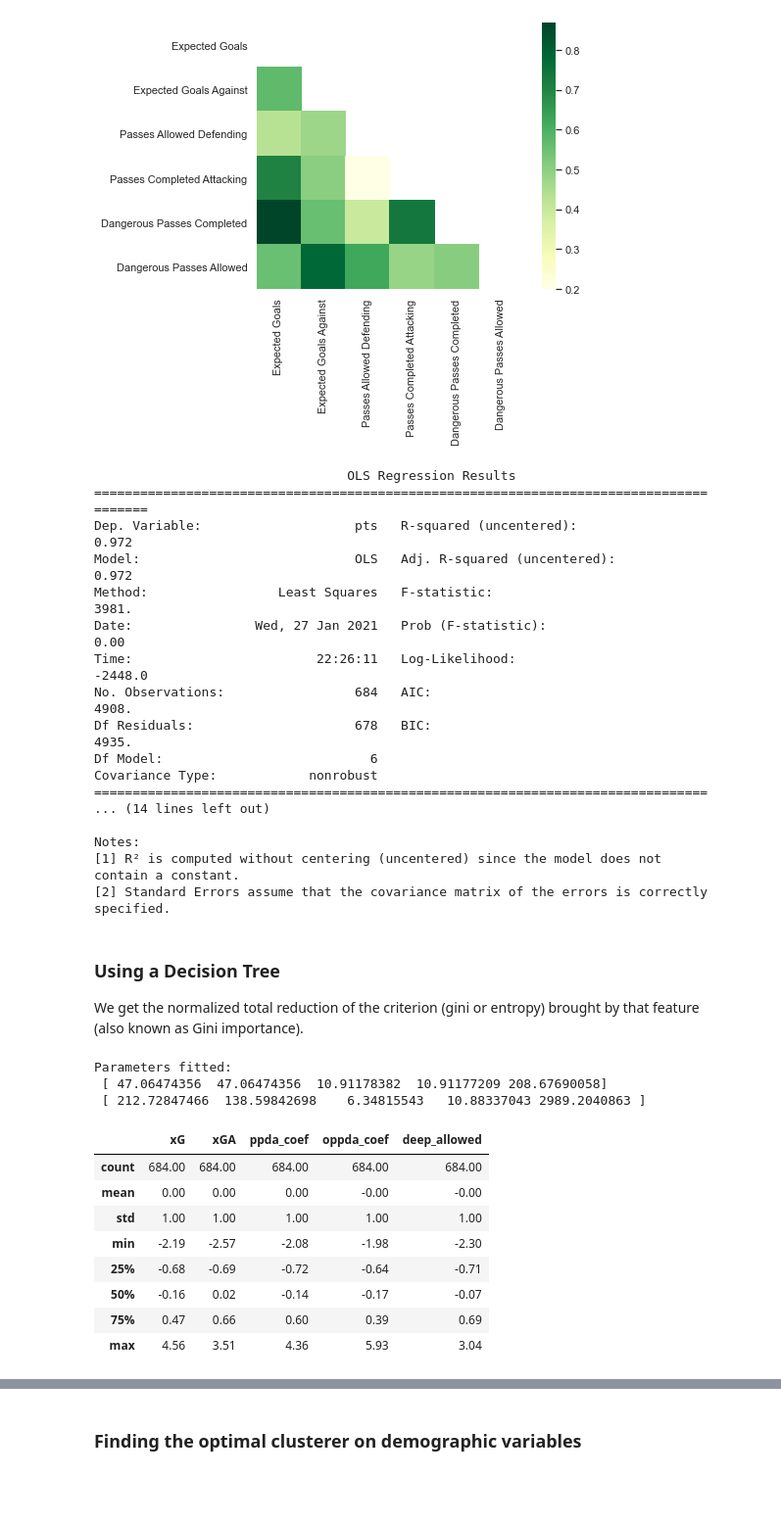
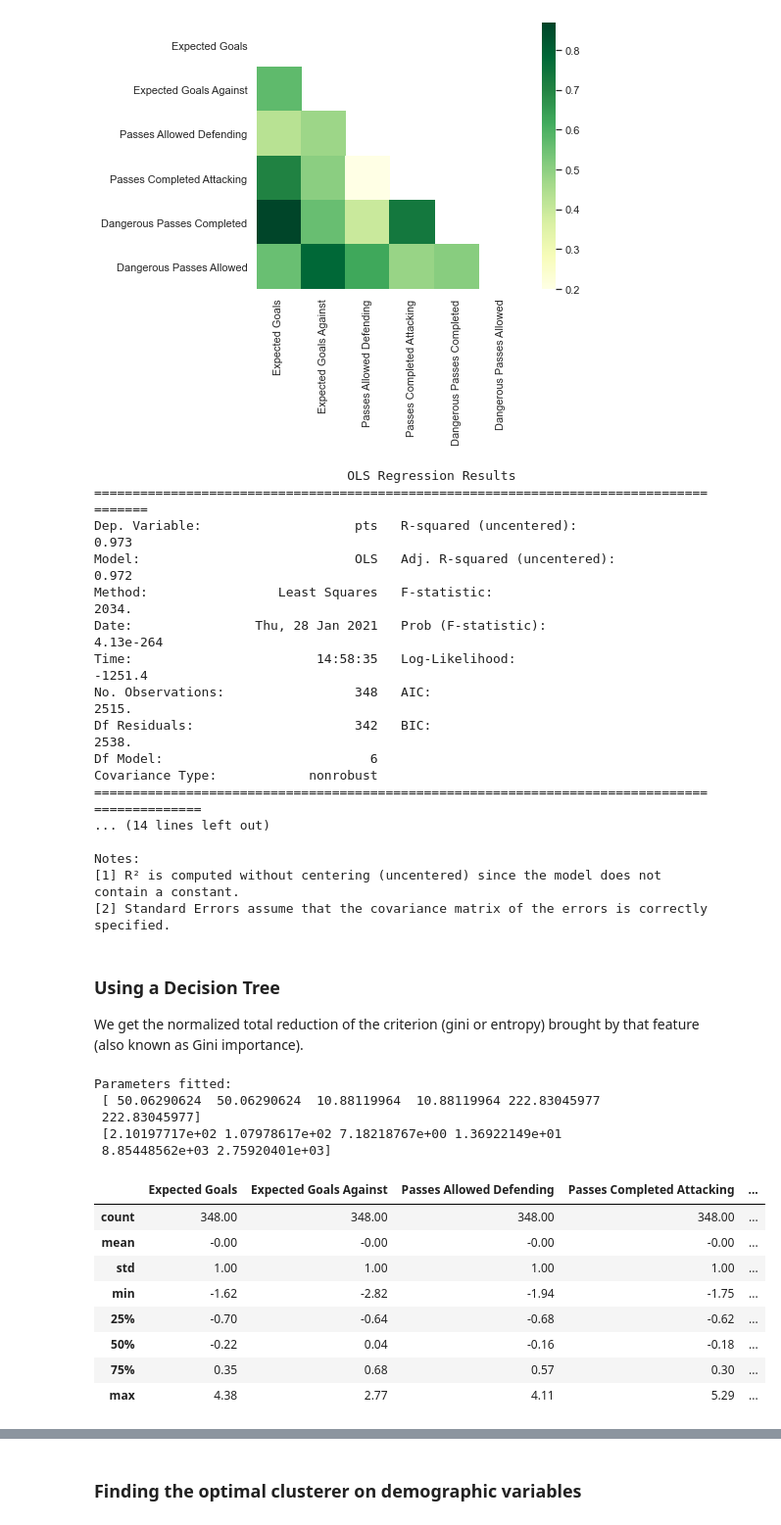
Before and after one commit to fredericojpr/Statistics-for-Data-Science-Project, a Jupyter notebook: Stats.ipynb, the cells around one changed output, grey strips where cells are left out. Shown at 98% size. Saved outputs shown, nothing was run; the diff lists cells and outputs as text; code cells hidden in the pictures; blank space fills up the shorter version.

```diff
--- a/Stats.ipynb
+++ b/Stats.ipynb
@@ -132,4 +132,4 @@ upper_tri = cor_matrix.where(np.triu(np.ones(cor_matrix.shape),k=1).astype(np.bo
 #to_drop = [column for column in upper_tri.columns if any(upper_tri[column] > 0.90)]
 #print(to_drop)
 # %%
-dfs = dfs.drop(dfs[to_drop], axis=1)
+#dfs = dfs.drop(dfs[to_drop], axis=1)
@@ -254,3 +223,5 @@ dfs
 | 346 | Bundesliga | 2019 | 17 | Fortuna Duesseldorf | 34 | 6 | 12 | 16 | 36 | 67 | ... | ... |
 | 347 | Bundesliga | 2019 | 18 | Paderborn | 34 | 4 | 8 | 22 | 37 | 74 | ... | ... |
 348 rows × 24 columns
+# %%
+dfs['name'] = dfs['team']+' '+dfs['year'].astype(str)
@@ -257,2 +243,3 @@ dfs
 # %%
-final = ['Expected Goals','Expected Goals Against','Passes Allowed Defending','Passes Completed Attacking','Dangerous Passes Completed','Dangerous Passes Allowed']
+final = ['name','Expected Goals','Expected Goals Against','Passes Allowed Defending','Passes Completed Attacking','Dangerous Passes Completed','Dangerous Passes Allowed','pts']
+num_var=['Expected Goals','Expected Goals Against','Passes Allowed Defending','Passes Completed Attacking','Dangerous Passes Completed','Dangerous Passes Allowed']
@@ -276,24 +259,26 @@ heatmap(dfs[final].corr().abs())
 # %% [output]
 [figure]
+# %%
+df_norm = dfs[final].copy()
 # %%
 import statsmodels.api as sm
 
-mod = sm.OLS(dfs['pts'],dfs[final])
+mod = sm.OLS(df_norm['pts'],df_norm[num_var])
 res = mod.fit()
 print(res.summary())
 # %% [output]
                                  OLS Regression Results
 =======================================================================================
-Dep. Variable:                    pts   R-squared (uncentered):                   0.972
+Dep. Variable:                    pts   R-squared (uncentered):                   0.973
 Model:                            OLS   Adj. R-squared (uncentered):              0.972
-Method:                 Least Squares   F-statistic:                              3981.
-Date:                Wed, 27 Jan 2021   Prob (F-statistic):                        0.00
-Time:                        22:26:11   Log-Likelihood:                         -2448.0
-No. Observations:                 684   AIC:                                      4908.
-Df Residuals:                     678   BIC:                                      4935.
+Method:                 Least Squares   F-statistic:                              2034.
+Date:                Thu, 28 Jan 2021   Prob (F-statistic):                   4.13e-264
+Time:                        14:58:35   Log-Likelihood:                         -1251.4
+No. Observations:                 348   AIC:                                      2515.
+Df Residuals:                     342   BIC:                                      2538.
 Df Model:                           6
 Covariance Type:            nonrobust
-================================================================================
+==============================================================================================
 ... (14 lines left out)
 
 Notes:
@@ -307,34 +290,34 @@ We get the normalized total reduction of the criterion (gini or entropy) brought
 # %%
 from sklearn.preprocessing import MinMaxScaler, StandardScaler, OneHotEncoder
 # %%
-df_out = dfs[finalvar].copy()
-
 # Use StandardScaler to scale the data
 scaler = StandardScaler()
-scaled_feat = scaler.fit_transform(df_out)
+scaled_feat = scaler.fit_transform(df_norm[num_var])
 #scaled_feat
 
 # See what the fit method is doing (notice the trailing underscore):
 print("Parameters fitted:\n", scaler.mean_, "\n", scaler.var_)
 
-df_norm = pd.DataFrame(scaled_feat, columns = finalvar)
+df_norm[num_var] = scaled_feat
 df_norm.head()
 
 # Checking max and min of minmaxed variables
 df_norm.describe().round(2)
 # %% [output]
 Parameters fitted:
- [ 47.06474356  47.06474356  10.91178382  10.91177209 208.67690058]
- [ 212.72847466  138.59842698    6.34815543   10.88337043 2989.2040863 ]
+ [ 50.06290624  50.06290624  10.88119964  10.88119964 222.83045977
+ 222.83045977]
+ [2.10197717e+02 1.07978617e+02 7.18218767e+00 1.36922149e+01
+ 8.85448562e+03 2.75920401e+03]
-|  | xG | xGA | ppda_coef | oppda_coef | deep_allowed |
-| count | 684.00 | 684.00 | 684.00 | 684.00 | 684.00 |
-| mean | 0.00 | 0.00 | 0.00 | -0.00 | -0.00 |
-| std | 1.00 | 1.00 | 1.00 | 1.00 | 1.00 |
-| min | -2.19 | -2.57 | -2.08 | -1.98 | -2.30 |
-| 25% | -0.68 | -0.69 | -0.72 | -0.64 | -0.71 |
-| 50% | -0.16 | 0.02 | -0.14 | -0.17 | -0.07 |
-| 75% | 0.47 | 0.66 | 0.60 | 0.39 | 0.69 |
-| max | 4.56 | 3.51 | 4.36 | 5.93 | 3.04 |
+|  | Expected Goals | Expected Goals Against | Passes Allowed Defending | Passes Completed Attacking | ... |
+| count | 348.00 | 348.00 | 348.00 | 348.00 | ... |
+| mean | -0.00 | -0.00 | -0.00 | -0.00 | ... |
+| std | 1.00 | 1.00 | 1.00 | 1.00 | ... |
+| min | -1.62 | -2.82 | -1.94 | -1.75 | ... |
+| 25% | -0.70 | -0.64 | -0.68 | -0.62 | ... |
+| 50% | -0.22 | 0.04 | -0.16 | -0.18 | ... |
+| 75% | 0.35 | 0.68 | 0.57 | 0.30 | ... |
+| max | 4.38 | 2.77 | 4.11 | 5.29 | ... |
 # %%
 from sklearn.cluster import DBSCAN, KMeans, AgglomerativeClustering
 from sklearn.base import clone
```
Also changed, not shown: parts of 35 cells of this notebook.
